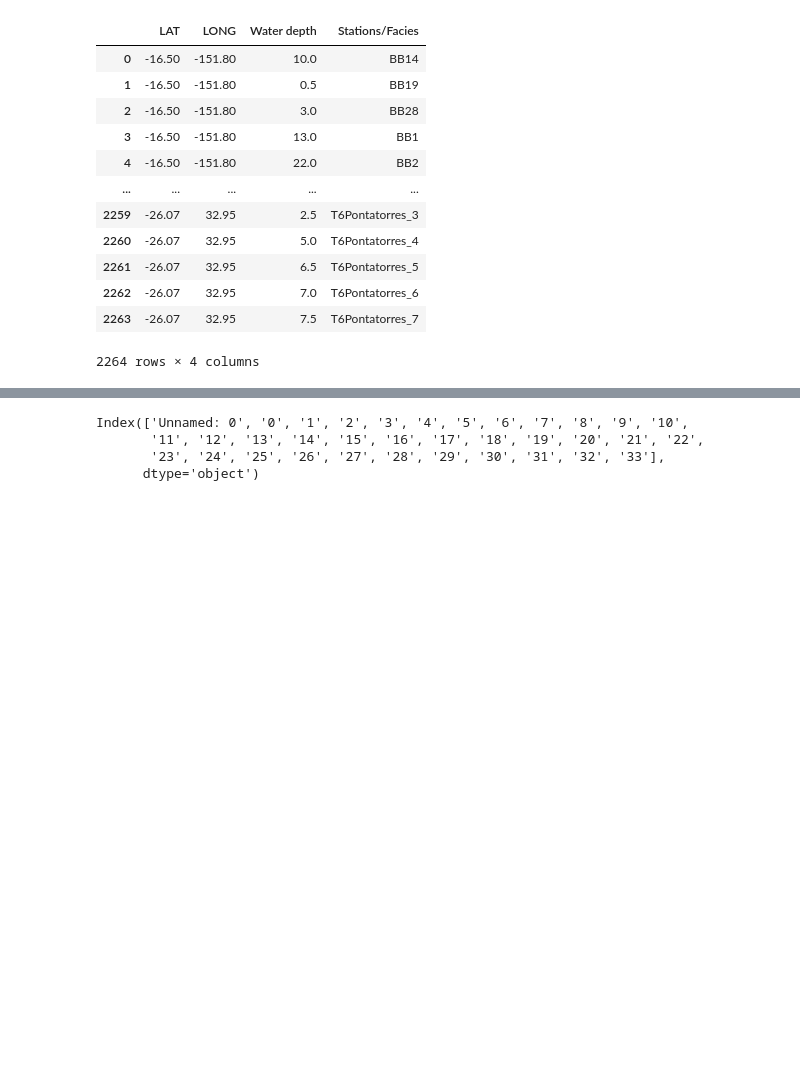
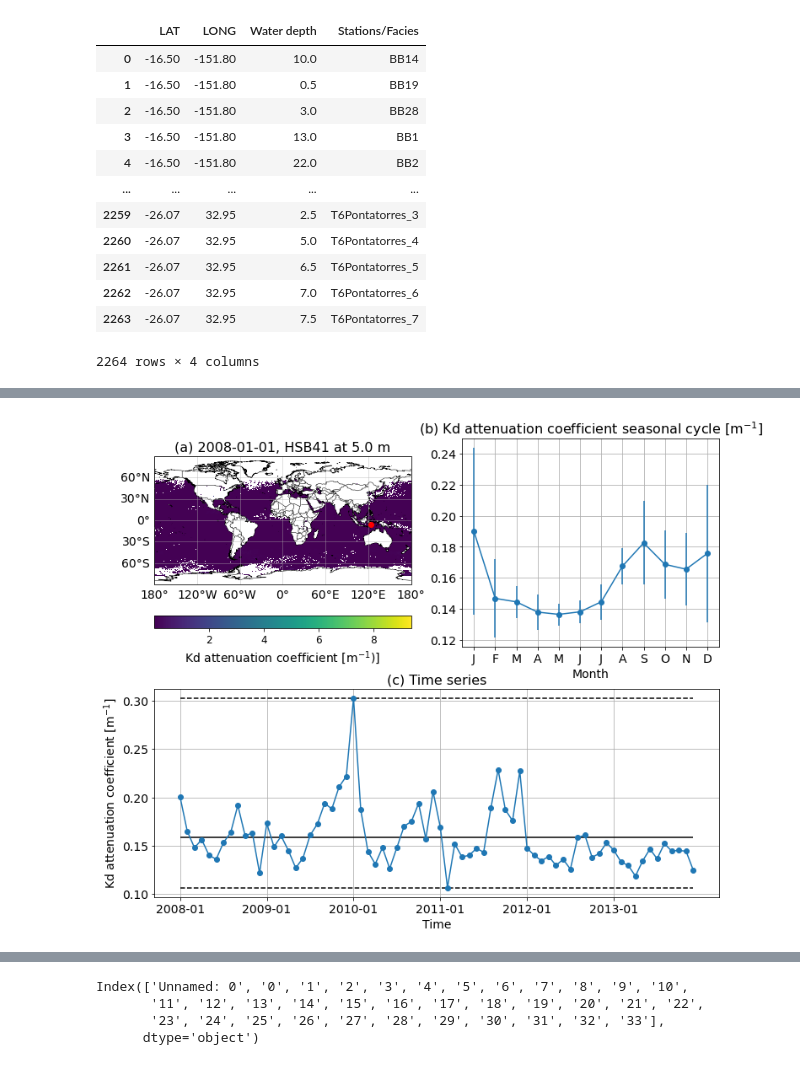
Before and after one commit to agonmer/sat4sediments, a Jupyter notebook: extract_temporal_stats.ipynb, the cells around one changed output, grey strips where cells are left out. Cells and saved outputs as stored; diff of their text form; code cells hidden in the pictures; blank space fills up the shorter version.

```diff
--- a/extract_temporal_stats.ipynb
+++ b/extract_temporal_stats.ipynb
@@ -318,0 +482,45 @@ plt.savefig(figure_name,bbox_inches='tight')
+# %%
+# Map of Kd.
+
+fig = plt.figure(figsize=(12,10))
+
+ax1 = fig.add_subplot(2,2,1,projection=crs)
+plot_background(ax1)
+pc1 = ax1.pcolormesh(lon_kd,lat_kd,kd_map[0],shading='nearest',transform=ccrs.PlateCarree())
+cbar1 = plt.colorbar(pc1, orientation = 'horizontal')
+cbar1.ax.tick_params(labelsize=12)
+ax1.plot(lon0,lat0,'or')
+ax1.plot([lon0-dlon,lon0+dlon,lon0+dlon,lon0-dlon,lon0-dlon],
+         [lat0-dlat,lat0-dlat,lat0+dlat,lat0+dlat,lat0-dlat],'red')
+cbar1.set_label('Kd attenuation coefficient [m$^{-1}$)]',size=14)
+ax1.set_title('(a) ' + str_start+', '+sf0+' at '+str(wd0)+' m', fontsize=16)
+
+ax2 = fig.add_subplot(2,2,2)
+kd_years = kd_t.reshape((nyears,12))
+kd_mean_seasonal = np.mean(kd_years,axis=0)
+kd_std_seasonal = np.std(kd_years,axis=0)
+ax2.errorbar(np.arange(1,13),kd_mean_seasonal,kd_std_seasonal,fmt='o-')
+ax2.tick_params(axis='both',labelsize=14)
+ax2.set_title('(b) Kd attenuation coefficient seasonal cycle [m$^{-1}$]', fontsize=16)
+ax2.set_xlabel('Month',fontsize=14)
+ax2.set_xticks(np.arange(1,13))
+ax2.set_xticklabels(['J','F','M','A','M','J','J','A','S','O','N','D'])
+plt.grid()
+
+ax3 = fig.add_subplot(2,1,2)
+ax3.plot(time_series,kd_t,'o-')
+ax3.tick_params(axis='both',labelsize=14)
+ax3.set_ylabel('Kd attenuation coefficient [m$^{-1}$]',fontsize=14)
+ax3.set_xlabel('Time',fontsize=14)
+ax3.set_xticks(np.arange(0,len(kd_series),12))
+ax3.set_xticklabels(time_series[::12])
+ax3.set_title('(c) Time series', fontsize=16)
+plt.grid()
+ax3.hlines(kd_max,time_series[0],time_series[-1],colors='k',linestyles='dashed')
+ax3.hlines(kd_min,time_series[0],time_series[-1],colors='k',linestyles='dashed')
+ax3.hlines(kd_avg,time_series[0],time_series[-1],colors='k',linestyles='solid')
+
+figure_name = 'map_time_series_kd_'+sf0+'_'+str(wd0)+'.png'
+plt.savefig(figure_name,bbox_inches='tight')
+# %% [output]
+[figure, added]
```
Also changed, not shown: parts of 11 cells of this notebook, 1 other file.
